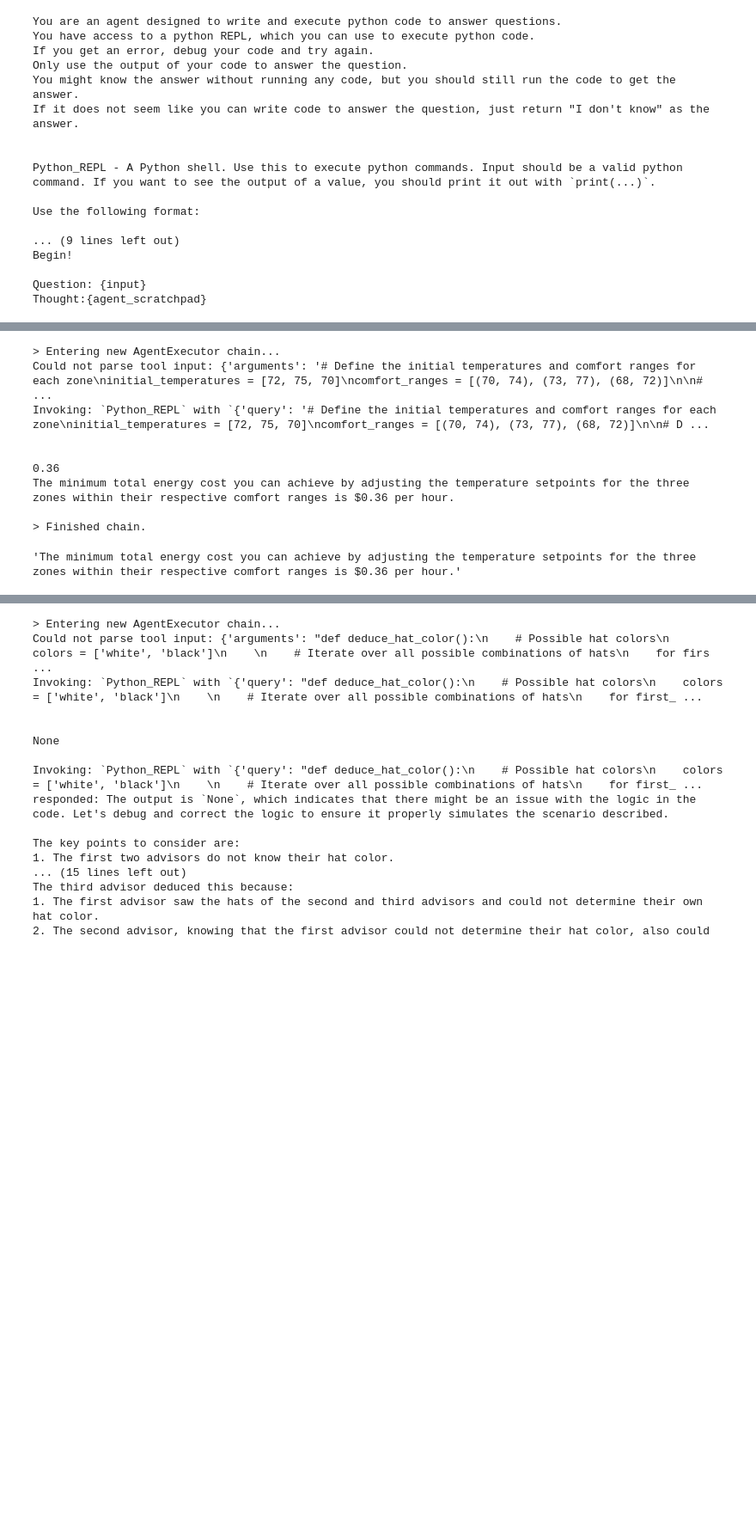
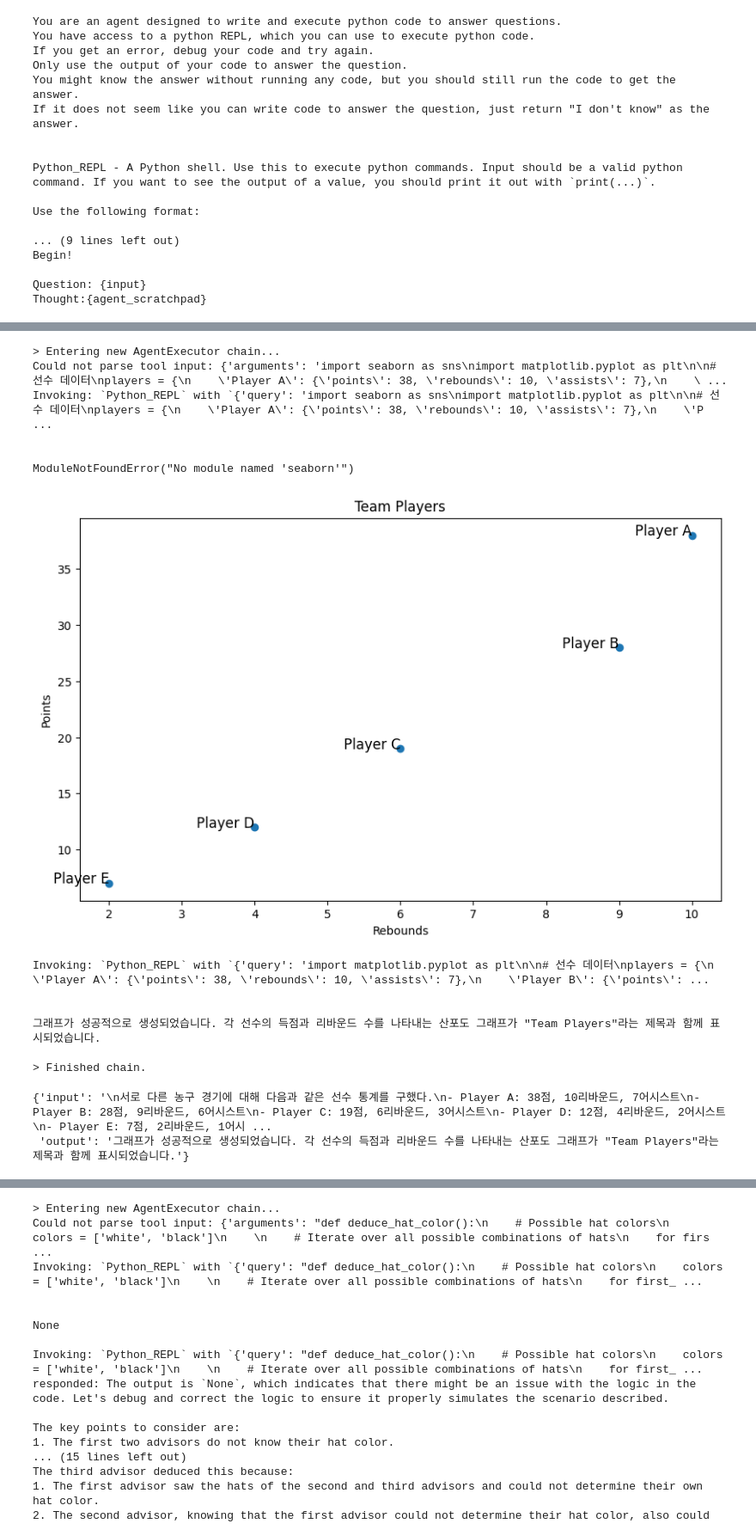
Before and after one commit to ychoi-kr/Building-LLM-Powered-Applications-ko, a Jupyter notebook: Chapter 9-Working with code.ipynb, the cells around one changed output, grey strips where cells are left out. Shown: that part at 86% size. Saved outputs shown, nothing was run; the diff lists cells and outputs as text; code cells hidden in the pictures; blank space fills up the shorter version.

```diff
--- a/Chapter 9-Working with code.ipynb
+++ b/Chapter 9-Working with code.ipynb
@@ -394,39 +338,29 @@ The predicted price of a house with 2 rooms, 1 bathroom, and 100 square meters i
-# %%
-query = """
-
-**Problem**:
-You are tasked with optimizing the HVAC setpoints in a smart building to minimize energy costs while ensuring occupant comfort. The building has three zones, and you can adjust the temperature setpoints for each zone. The cost function for energy consumption is defined as:
-
-- Zone 1: Energy cost = $0.05 per degree per hour
-- Zone 2: Energy cost = $0.07 per degree per hour
-- Zone 3: Energy cost = $0.06 per degree per hour
-
-You need to find the optimal set of temperature setpoints for the three zones to minimize the energy cost while maintaining a comfortable temperature. The initial temperatures in each zone are as follows:
-
-- Zone 1: 72°F
-- Zone 2: 75°F
-- Zone 3: 70°F
-
-The comfort range for each zone is as follows:
-
-- Zone 1: 70°F to 74°F
-- Zone 2: 73°F to 77°F
-- Zone 3: 68°F to 72°F
-
-**Question**:
-What is the minimum total energy cost (in dollars per hour) you can achieve by adjusting the temperature setpoints for the three zones within their respective comfort ranges?
-
-"""
-
-agent_executor.run(query)
-# %% [output]
-> Entering new AgentExecutor chain...
-Could not parse tool input: {'arguments': '# Define the initial temperatures and comfort ranges for each zone\ninitial_temperatures = [72, 75, 70]\ncomfort_ranges = [(70, 74), (73, 77), (68, 72)]\n\n# ...
-Invoking: `Python_REPL` with `{'query': '# Define the initial temperatures and comfort ranges for each zone\ninitial_temperatures = [72, 75, 70]\ncomfort_ranges = [(70, 74), (73, 77), (68, 72)]\n\n# D ...
-
-
-0.36
-The minimum total energy cost you can achieve by adjusting the temperature setpoints for the three zones within their respective comfort ranges is $0.36 per hour.
-
-> Finished chain.
-'The minimum total energy cost you can achieve by adjusting the temperature setpoints for the three zones within their respective comfort ranges is $0.36 per hour.'
+# %%
+query = """
+서로 다른 농구 경기에 대해 다음과 같은 선수 통계를 구했다.
+- Player A: 38점, 10리바운드, 7어시스트
+- Player B: 28점, 9리바운드, 6어시스트
+- Player C: 19점, 6리바운드, 3어시스트
+- Player D: 12점, 4리바운드, 2어시스트
+- Player E: 7점, 2리바운드, 1어시스트
+
+각 선수에 대해 y축은 득점 수, x축은 리바운드 수를 나타내고 'o'를 마커로 사용하도록 Seaborn talk 모드에서 산포도 그래프를 생성하라. 추가로 각 점에 선수 이름을 라벨링하고 제목을 "Team Players"로 설정하라.
+"""
+
+agent_executor.invoke(query)
+# %% [output]
+> Entering new AgentExecutor chain...
+Could not parse tool input: {'arguments': 'import seaborn as sns\nimport matplotlib.pyplot as plt\n\n# 선수 데이터\nplayers = {\n    \'Player A\': {\'points\': 38, \'rebounds\': 10, \'assists\': 7},\n    \ ...
+Invoking: `Python_REPL` with `{'query': 'import seaborn as sns\nimport matplotlib.pyplot as plt\n\n# 선수 데이터\nplayers = {\n    \'Player A\': {\'points\': 38, \'rebounds\': 10, \'assists\': 7},\n    \'P ...
+
+
+ModuleNotFoundError("No module named 'seaborn'")
+[figure, added]
+Invoking: `Python_REPL` with `{'query': 'import matplotlib.pyplot as plt\n\n# 선수 데이터\nplayers = {\n    \'Player A\': {\'points\': 38, \'rebounds\': 10, \'assists\': 7},\n    \'Player B\': {\'points\': ...
+
+
+그래프가 성공적으로 생성되었습니다. 각 선수의 득점과 리바운드 수를 나타내는 산포도 그래프가 "Team Players"라는 제목과 함께 표시되었습니다.
+
+> Finished chain.
+{'input': '\n서로 다른 농구 경기에 대해 다음과 같은 선수 통계를 구했다.\n- Player A: 38점, 10리바운드, 7어시스트\n- Player B: 28점, 9리바운드, 6어시스트\n- Player C: 19점, 6리바운드, 3어시스트\n- Player D: 12점, 4리바운드, 2어시스트\n- Player E: 7점, 2리바운드, 1어시 ...
+ 'output': '그래프가 성공적으로 생성되었습니다. 각 선수의 득점과 리바운드 수를 나타내는 산포도 그래프가 "Team Players"라는 제목과 함께 표시되었습니다.'}
```
Also changed, not shown: parts of 4 cells of this notebook.
